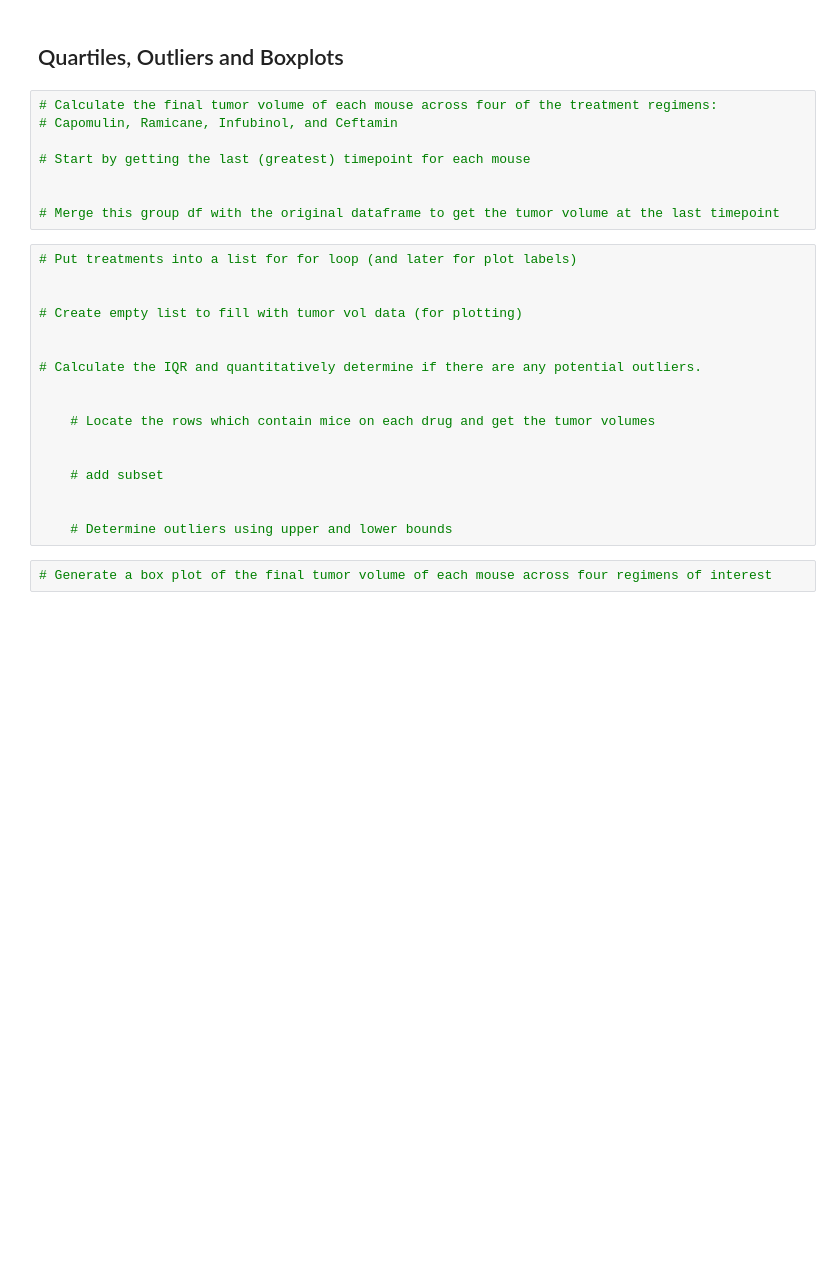
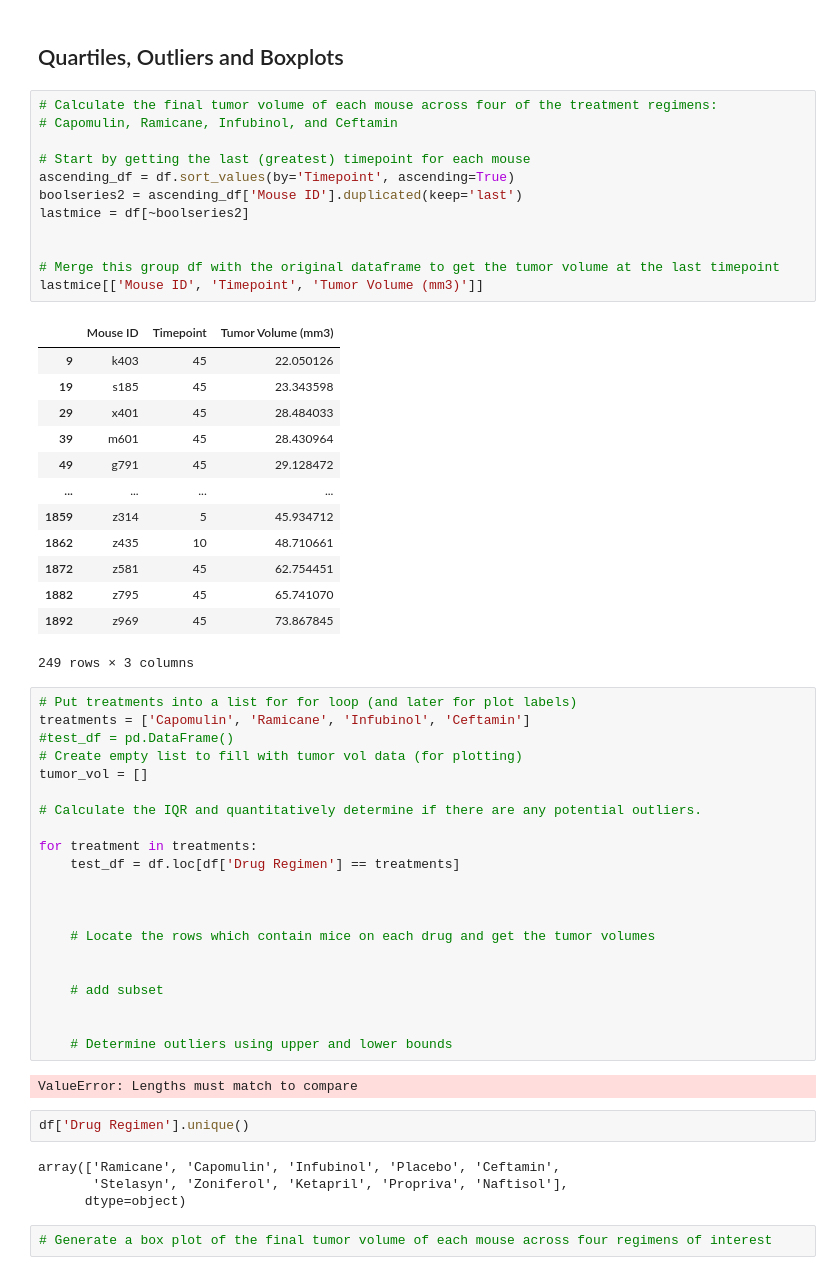
Before and after one commit to ASacdpraseuth/pymaceuticals, a Jupyter notebook: pymaceuticals_starter.ipynb, the cells around one changed output. Drawn from its saved outputs; the diff is of its cells as text; blank space fills up the shorter version.

```diff
--- a/pymaceuticals_starter.ipynb
+++ b/pymaceuticals_starter.ipynb
@@ -212,19 +212,41 @@ plt.show()
 # %%
 # Calculate the final tumor volume of each mouse across four of the treatment regimens:
 # Capomulin, Ramicane, Infubinol, and Ceftamin
 
 # Start by getting the last (greatest) timepoint for each mouse
+ascending_df = df.sort_values(by='Timepoint', ascending=True)
+boolseries2 = ascending_df['Mouse ID'].duplicated(keep='last')
+lastmice = df[~boolseries2]
 
 
 # Merge this group df with the original dataframe to get the tumor volume at the last timepoint
+lastmice[['Mouse ID', 'Timepoint', 'Tumor Volume (mm3)']]
+# %% [output]
+|  | Mouse ID | Timepoint | Tumor Volume (mm3) |
+| 9 | k403 | 45 | 22.050126 |
+| 19 | s185 | 45 | 23.343598 |
+| 29 | x401 | 45 | 28.484033 |
+| 39 | m601 | 45 | 28.430964 |
+| 49 | g791 | 45 | 29.128472 |
+| ... | ... | ... | ... |
+| 1859 | z314 | 5 | 45.934712 |
+| 1862 | z435 | 10 | 48.710661 |
+| 1872 | z581 | 45 | 62.754451 |
+| 1882 | z795 | 45 | 65.741070 |
+| 1892 | z969 | 45 | 73.867845 |
+249 rows × 3 columns
 # %%
 # Put treatments into a list for for loop (and later for plot labels)
-
-
+treatments = ['Capomulin', 'Ramicane', 'Infubinol', 'Ceftamin']
+#test_df = pd.DataFrame()
 # Create empty list to fill with tumor vol data (for plotting)
-
+tumor_vol = []
 
 # Calculate the IQR and quantitatively determine if there are any potential outliers.
+
+for treatment in treatments:
+    test_df = df.loc[df['Drug Regimen'] == treatments]
+
 
 
     # Locate the rows which contain mice on each drug and get the tumor volumes
@@ -234,6 +256,14 @@ plt.show()
 
 
     # Determine outliers using upper and lower bounds
+# %% [output]
+ValueError: Lengths must match to compare
+# %%
+df['Drug Regimen'].unique()
+# %% [output]
+array(['Ramicane', 'Capomulin', 'Infubinol', 'Placebo', 'Ceftamin',
+       'Stelasyn', 'Zoniferol', 'Ketapril', 'Propriva', 'Naftisol'],
+      dtype=object)
 # %%
 # Generate a box plot of the final tumor volume of each mouse across four regimens of interest
 # %% [markdown]
```
